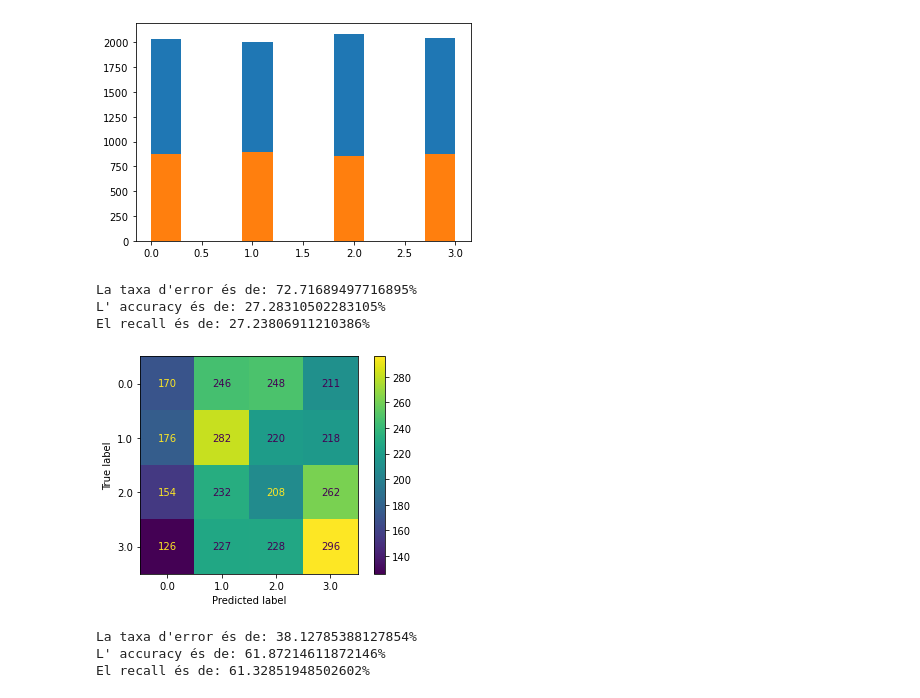
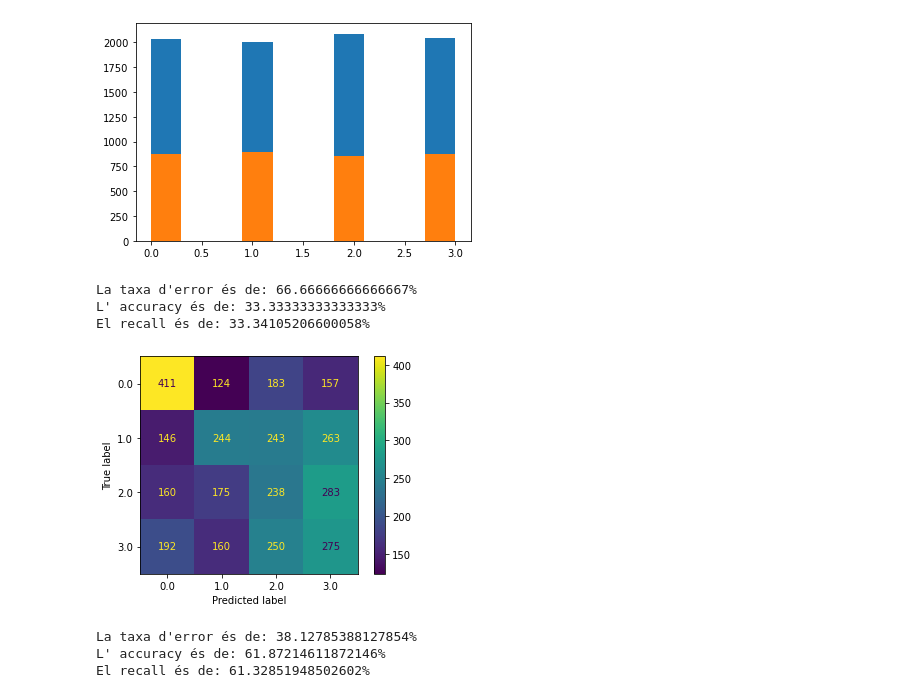
Before and after one commit to Itziar01/-ApC-Practica-1---Regressio, a Jupyter notebook: Pràctica 2/Practica2.ipynb, the cells around one changed output. Saved outputs shown, nothing was run; the diff lists cells and outputs as text; code cells hidden in the pictures.

```diff
--- a/Pràctica 2/Practica2.ipynb
+++ b/Pràctica 2/Practica2.ipynb
@@ -163,28 +177,28 @@ plt.hist(y_test)
 # %%
 from sklearn.metrics import ConfusionMatrixDisplay
 from sklearn import svm
 from sklearn.metrics import accuracy_score, recall_score
 
-linear_svc = svm.LinearSVC(max_iter=1000, random_state=42)
+linear_svc = svm.LinearSVC(random_state=42, dual=False)
 
 linear_svc.fit(X_train, y_train)
 
 y_pred_svc = linear_svc.predict(X_test)
 
 error =  ConfusionMatrixDisplay.from_predictions(y_test, y_pred_svc)
 error = 1-(sum(np.diag(error.confusion_matrix)) / sum(error.confusion_matrix.ravel()))
 
 accuracy = accuracy_score(y_test, y_pred_svc)
 recall = recall_score(y_test, y_pred_svc, average='macro')
 
 print(f"La taxa d'error és de: {error*100}%")
 print(f"L' accuracy és de: {accuracy*100}%")
 print(f"El recall és de: {recall*100}%")
 # %% [output]
-La taxa d'error és de: 72.71689497716895%
-L' accuracy és de: 27.28310502283105%
-El recall és de: 27.23806911210386%
+La taxa d'error és de: 66.66666666666667%
+L' accuracy és de: 33.33333333333333%
+El recall és de: 33.34105206600058%
-[figure, old version]
+[figure, new version]
 # %%
 from sklearn.neighbors import KNeighborsClassifier
 
```
Also changed, not shown: parts of 1 cell of this notebook.
